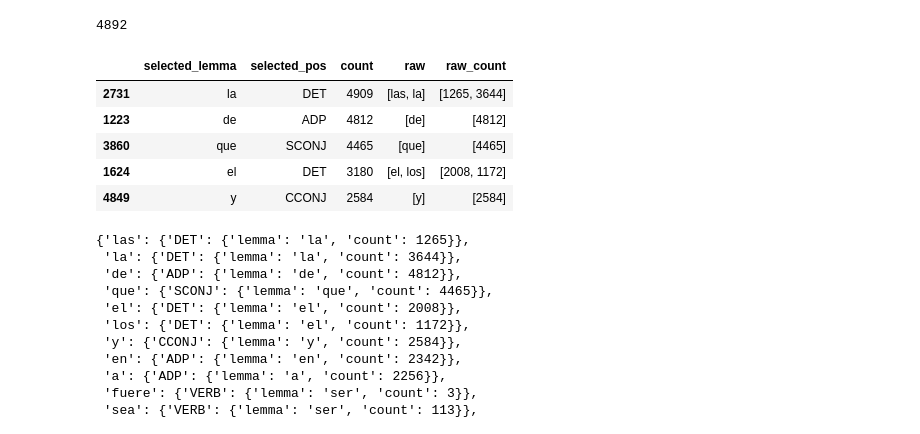
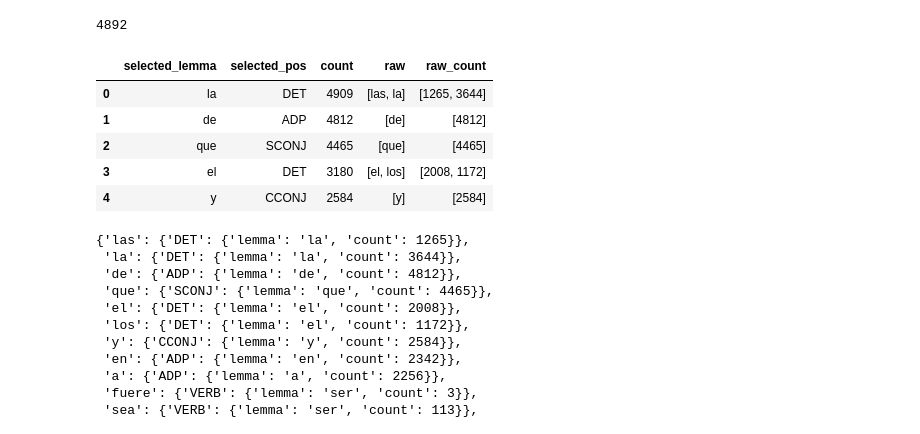
Before and after one commit to macfernandez/eddc-specialization-project, a Jupyter notebook: notebooks/03-annotation-description.ipynb, the cells around one changed output. Drawn from its saved outputs; the diff is of its cells as text; code cells hidden in the pictures.

```diff
--- a/notebooks/03-annotation-description.ipynb
+++ b/notebooks/03-annotation-description.ipynb
@@ -232,23 +262,23 @@ tokens2tag[["selected_lemma", "selected_pos"]].drop_duplicates().shape[0]
 # %%
 selected_lemmas2raw = (
     tokens2tag
     .groupby(["selected_lemma", "selected_pos"])
     .agg(
         count=("F", lambda x: x.sum()),
         raw=("raw", lambda x: x.unique().tolist()),
         raw_count=("F", lambda x: x.to_list())
     )
     .reset_index()
-    .sort_values(by="count", ascending=False)
+    .sort_values(by="count", ascending=False, ignore_index=True)
 )
 selected_lemmas2raw.head()
 # %% [output]
 |  | selected_lemma | selected_pos | count | raw | raw_count |
-| 2731 | la | DET | 4909 | [las, la] | [1265, 3644] |
-| 1223 | de | ADP | 4812 | [de] | [4812] |
-| 3860 | que | SCONJ | 4465 | [que] | [4465] |
-| 1624 | el | DET | 3180 | [el, los] | [2008, 1172] |
-| 4849 | y | CCONJ | 2584 | [y] | [2584] |
+| 0 | la | DET | 4909 | [las, la] | [1265, 3644] |
+| 1 | de | ADP | 4812 | [de] | [4812] |
+| 2 | que | SCONJ | 4465 | [que] | [4465] |
+| 3 | el | DET | 3180 | [el, los] | [2008, 1172] |
+| 4 | y | CCONJ | 2584 | [y] | [2584] |
 # %%
 tokens2lemmas = dict()
 for i, row in selected_lemmas2raw.iterrows():
```
Also changed, not shown: parts of 9 cells of this notebook, 3 other files.
